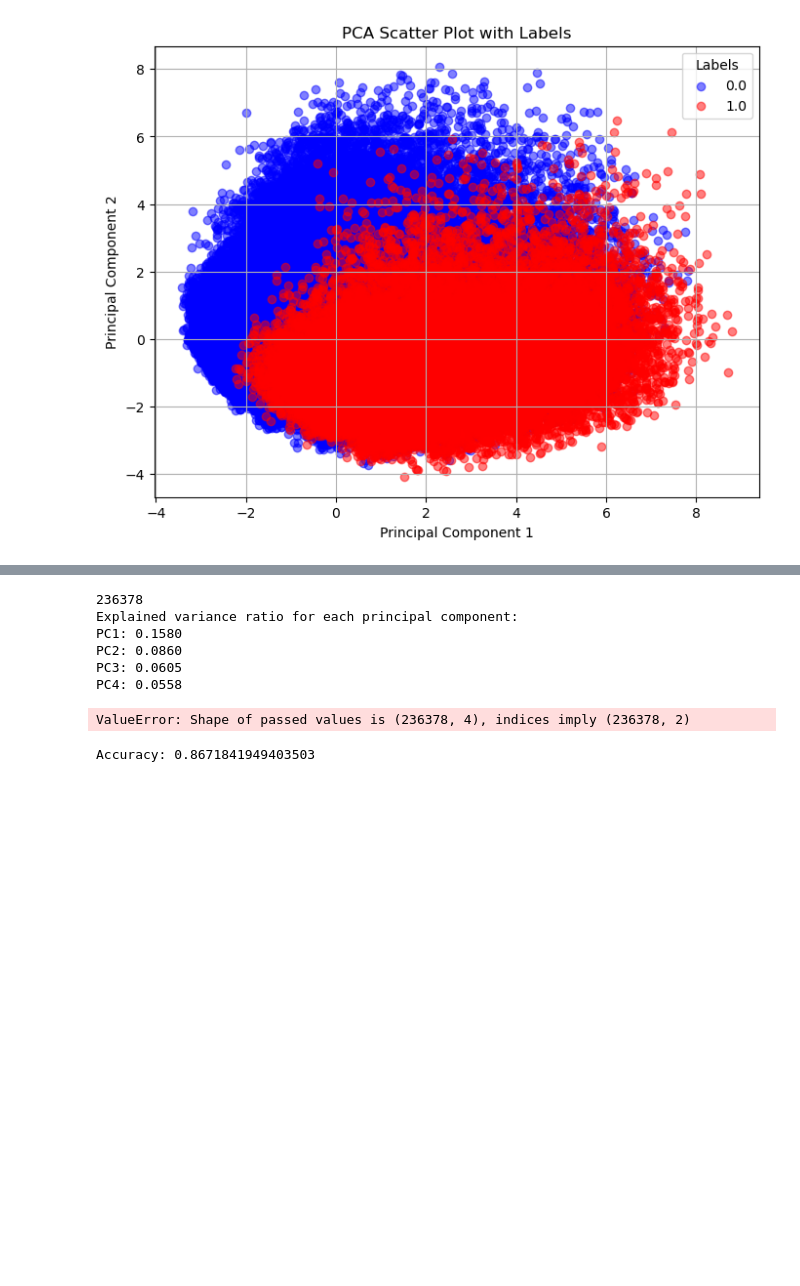
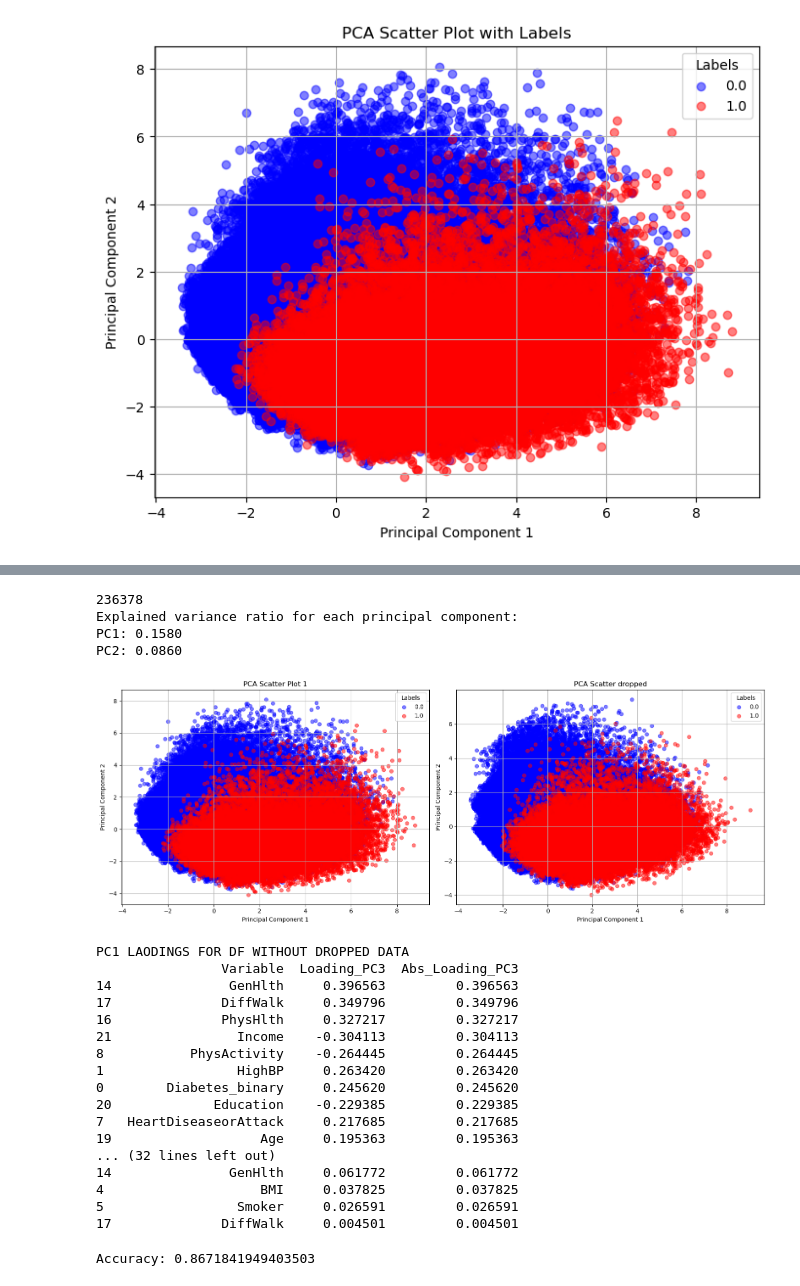
Before and after one commit to TylerHaims/Diabetes, a Jupyter notebook: PCAandKNN.ipynb, the cells around one changed output, grey strips where cells are left out. Cells and saved outputs as stored; diff of their text form; code cells hidden in the pictures; blank space fills up the shorter version.

```diff
--- a/PCAandKNN.ipynb
+++ b/PCAandKNN.ipynb
@@ -246,7 +229,7 @@ for i, ratio in enumerate(explained_variance_ratio):
 
 scaled_data2 = scaler.fit_transform(df_diab_noscale)
 scaled_data2
-pca2 = PCA(n_components=4)  # Specify the number of components you want to keep
+pca2 = PCA(n_components=2)  # Specify the number of components you want to keep
 pca2.fit(scaled_data2)
 pca_data2 = pca2.transform(scaled_data2)
 pca_df2 = pd.DataFrame(data=pca_data2, columns=['PC1', 'PC2'])
@@ -274,36 +257,71 @@ for label, color in zip(unique_labels, colors):
     mask = (labels == label)
     axes[0].scatter(pca_data[mask, 0], pca_data[mask, 1], c=color, label=label, alpha=0.5)
 
 axes[0].set_title('PCA Scatter Plot 1')
 axes[0].set_xlabel('Principal Component 1')
 axes[0].set_ylabel('Principal Component 2')
 axes[0].legend(title='Labels')
 axes[0].grid(True)
 
 # Plot the second scatter plot on the second subplot
 for label, color in zip(unique_labels, colors):
     mask = (labels == label)
     axes[1].scatter(pca_data2[mask, 0], pca_data2[mask, 1], c=color, label=label, alpha=0.5)
 
 axes[1].set_title('PCA Scatter dropped')
 axes[1].set_xlabel('Principal Component 1')
 axes[1].set_ylabel('Principal Component 2')
 axes[1].legend(title='Labels')
 axes[1].grid(True)
 
 # Adjust layout
 plt.tight_layout()
 
 # Show the plots
 plt.show()
+loadings_pc3 = pca.components_[0]
+loadings_pc4 = pca.components_[1]
+
+print('PC1 LAODINGS FOR DF WITHOUT DROPPED DATA')
+loadings_df3 = pd.DataFrame({'Variable': df_diab.columns, 'Loading_PC3': loadings_pc3})
+
+# Sort the DataFrame by the absolute value of the loadings to see which variables are most strongly correlated with PC1
+loadings_df3['Abs_Loading_PC3'] = abs(loadings_df3['Loading_PC3'])
+loadings_df_sorted3 = loadings_df3.sort_values(by='Abs_Loading_PC3', ascending=False)
+
+print(loadings_df_sorted3)
+
+print('PC2 LAODINGS FOR DF WITHOUT DROPPED DATA')
+loadings_df4 = pd.DataFrame({'Variable': df_diab.columns, 'Loading_PC4': loadings_pc4})
+
+# Sort the DataFrame by the absolute value of the loadings to see which variables are most strongly correlated with PC1
+loadings_df4['Abs_Loading_PC4'] = abs(loadings_df4['Loading_PC4'])
+loadings_df_sorted4 = loadings_df4.sort_values(by='Abs_Loading_PC4', ascending=False)
+
+print(loadings_df_sorted4)
 # %% [output]
 236378
 Explained variance ratio for each principal component:
 PC1: 0.1580
 PC2: 0.0860
-PC3: 0.0605
-PC4: 0.0558
+[figure, added]
-ValueError: Shape of passed values is (236378, 4), indices imply (236378, 2)
+PC1 LAODINGS FOR DF WITHOUT DROPPED DATA
+                Variable  Loading_PC3  Abs_Loading_PC3
+14               GenHlth     0.396563         0.396563
+17              DiffWalk     0.349796         0.349796
+16              PhysHlth     0.327217         0.327217
+21                Income    -0.304113         0.304113
+8           PhysActivity    -0.264445         0.264445
+1                 HighBP     0.263420         0.263420
+0        Diabetes_binary     0.245620         0.245620
+20             Education    -0.229385         0.229385
+7   HeartDiseaseorAttack     0.217685         0.217685
+19                   Age     0.195363         0.195363
+... (32 lines left out)
+14               GenHlth     0.061772         0.061772
+4                    BMI     0.037825         0.037825
+5                 Smoker     0.026591         0.026591
+17              DiffWalk     0.004501         0.004501
 # %%
 X_train, X_test, y_train, y_test = train_test_split(pca_data, df_diab['Diabetes_binary'], test_size=0.2, random_state=42)
 
```
Also changed, not shown: parts of 1 cell of this notebook, 9 other files.
